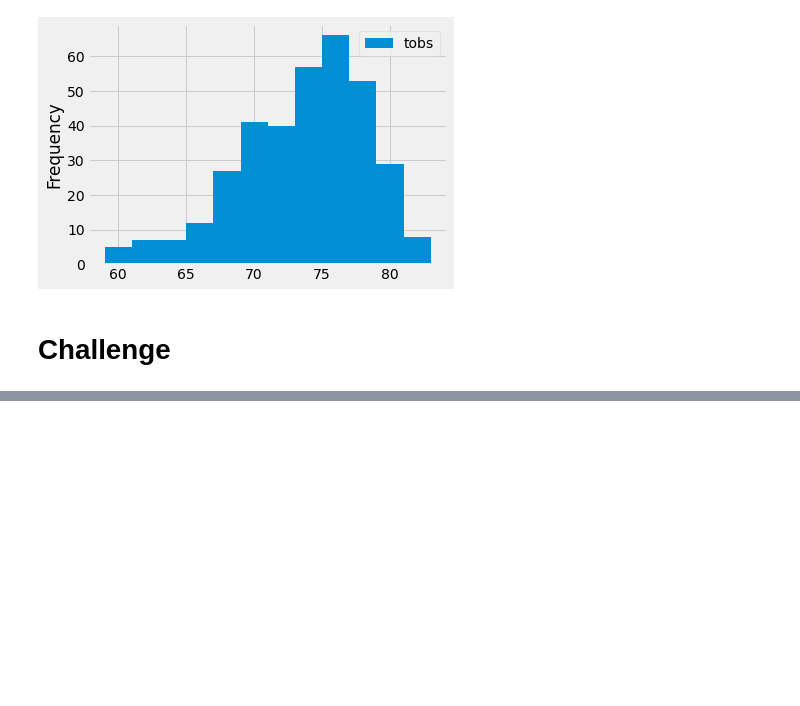
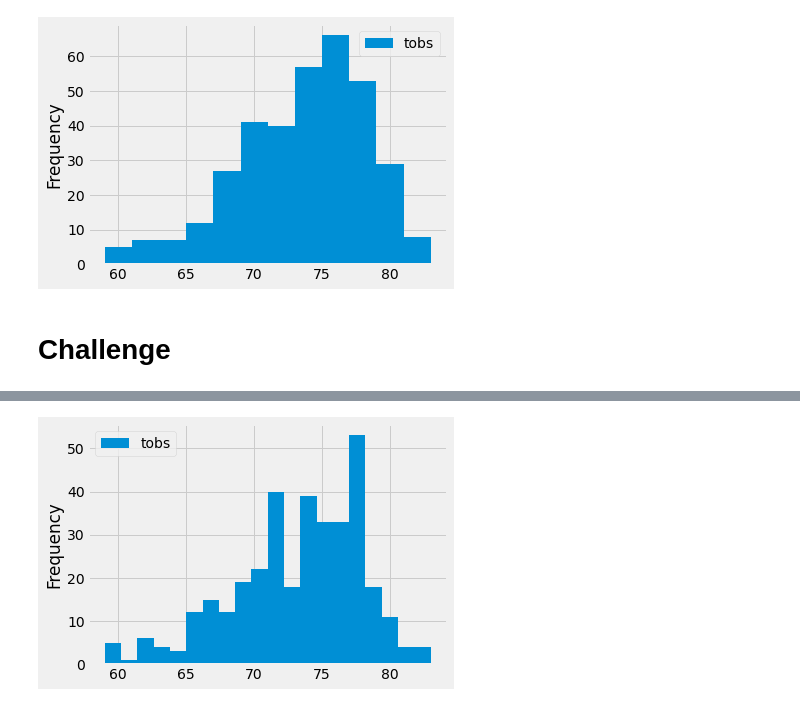
Before and after one commit to acegal1/surfs_up, a Jupyter notebook: climate_analysis.ipynb, the cells around one changed output, grey strips where cells are left out. Cells and saved outputs as stored; diff of their text form; code cells hidden in the pictures; blank space fills up the shorter version.

```diff
--- a/climate_analysis.ipynb
+++ b/climate_analysis.ipynb
@@ -192,0 +198,5 @@ plt.tight_layout()
+# %%
+df.plot.hist(bins=20)
+plt.tight_layout()
+# %% [output]
+[figure, added]
```
Also changed, not shown: parts of 1 cell of this notebook.
